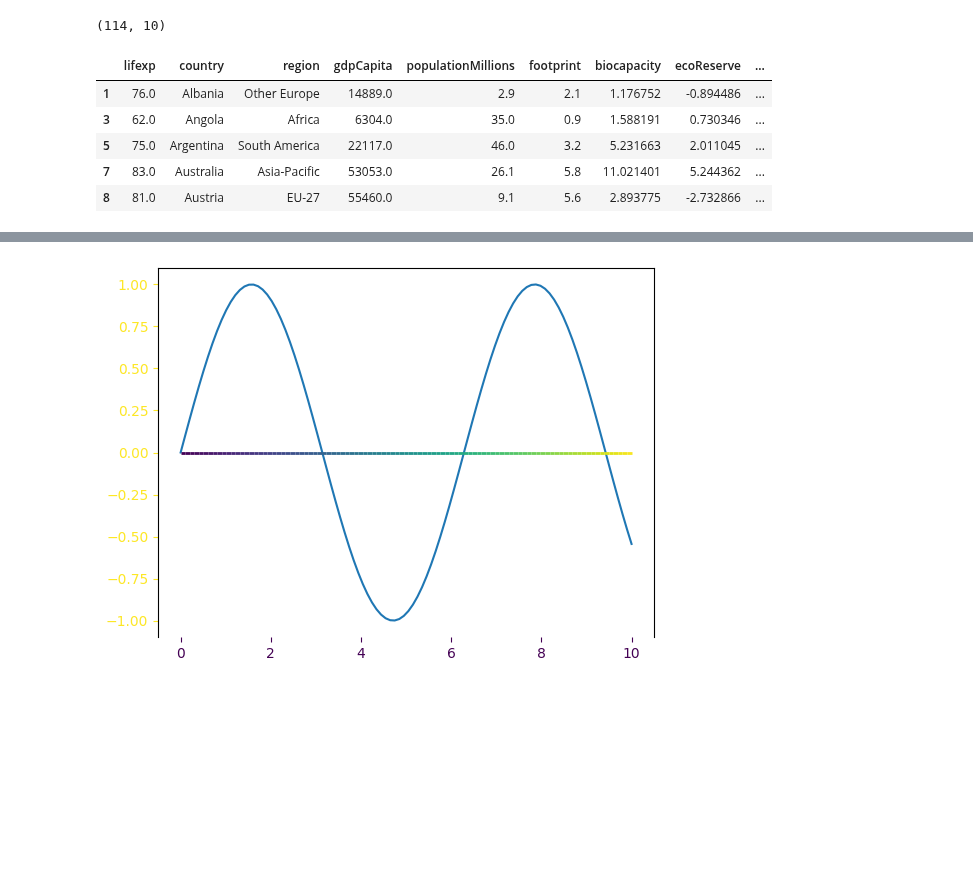
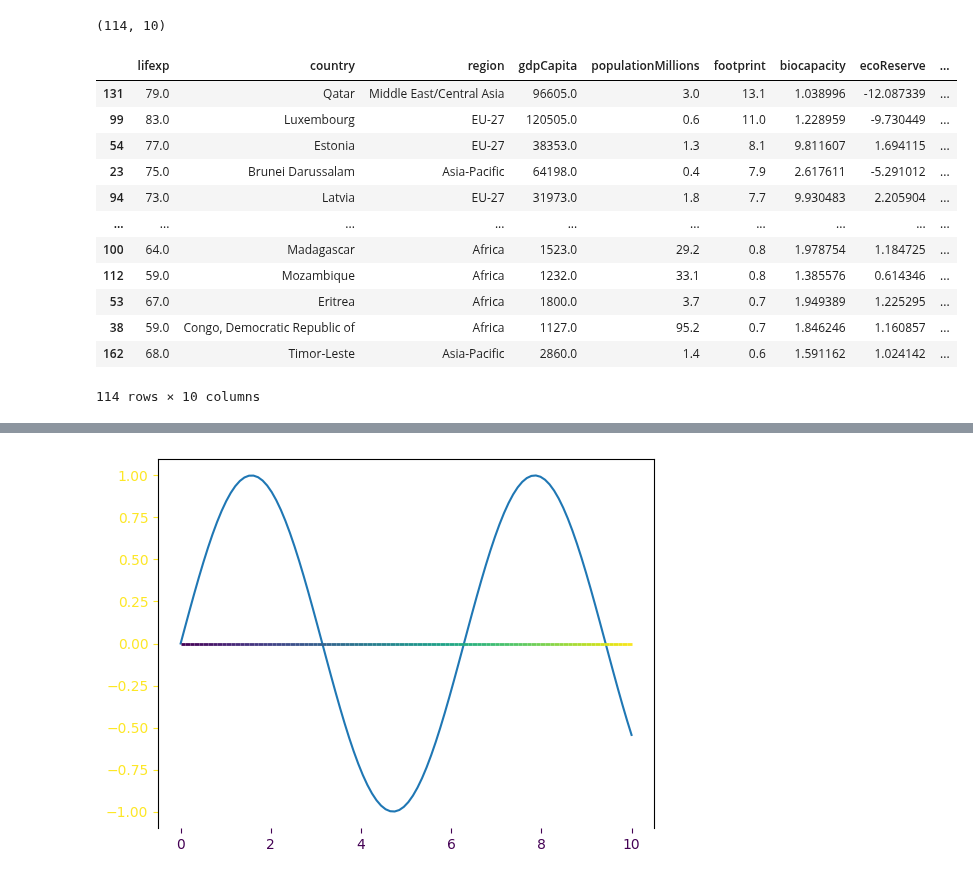
Before and after one commit to JosephBARBIERDARNAL/misc-dataviz, a Jupyter notebook: ecology-country/code.ipynb, the cells around one changed output, grey strips where cells are left out. Drawn from its saved outputs; the diff is of its cells as text; code cells hidden in the pictures; blank space fills up the shorter version.

```diff
--- a/ecology-country/code.ipynb
+++ b/ecology-country/code.ipynb
@@ -17,39 +17,46 @@ df = df[[
    'Per Capita GDP',
    'Population (millions)',
    'Total Ecological Footprint (Consumption)',
    'Total biocapacity ',
    'Ecological (Deficit) or Reserve',
    'Number of Earths required'
 ]]
 df.columns = [
    'lifexp',
    'country',
    'region',
    'gdpCapita',
    'populationMillions',
    'footprint',
    'biocapacity',
    'ecoReserve',
    'earthsRequired'
 ]
 df['gdpCapita'] = df['gdpCapita'].str.replace('$', '').str.replace(',', '').astype(float)
 df['populationMillions'] = df['populationMillions'].str.replace(',', '').astype(float)
 df['lifexp'] = df['lifexp'].astype(float)
 df['biocapacity'] = df['biocapacity'].astype(float)
 df = df[df['biocapacity'] >= 1]
 df['ratio'] = df['footprint'] / df['biocapacity']
 
 print(df.shape)
 df.to_csv('data_cleaned.csv', index=False)
-df.head()
+df.sort_values('earthsRequired', ascending=False)
 # %% [output]
 (114, 10)
 |  | lifexp | country | region | gdpCapita | populationMillions | footprint | biocapacity | ecoReserve | ... |
-| 1 | 76.0 | Albania | Other Europe | 14889.0 | 2.9 | 2.1 | 1.176752 | -0.894486 | ... |
-| 3 | 62.0 | Angola | Africa | 6304.0 | 35.0 | 0.9 | 1.588191 | 0.730346 | ... |
-| 5 | 75.0 | Argentina | South America | 22117.0 | 46.0 | 3.2 | 5.231663 | 2.011045 | ... |
-| 7 | 83.0 | Australia | Asia-Pacific | 53053.0 | 26.1 | 5.8 | 11.021401 | 5.244362 | ... |
-| 8 | 81.0 | Austria | EU-27 | 55460.0 | 9.1 | 5.6 | 2.893775 | -2.732866 | ... |
+| 131 | 79.0 | Qatar | Middle East/Central Asia | 96605.0 | 3.0 | 13.1 | 1.038996 | -12.087339 | ... |
+| 99 | 83.0 | Luxembourg | EU-27 | 120505.0 | 0.6 | 11.0 | 1.228959 | -9.730449 | ... |
+| 54 | 77.0 | Estonia | EU-27 | 38353.0 | 1.3 | 8.1 | 9.811607 | 1.694115 | ... |
+| 23 | 75.0 | Brunei Darussalam | Asia-Pacific | 64198.0 | 0.4 | 7.9 | 2.617611 | -5.291012 | ... |
+| 94 | 73.0 | Latvia | EU-27 | 31973.0 | 1.8 | 7.7 | 9.930483 | 2.205904 | ... |
+| ... | ... | ... | ... | ... | ... | ... | ... | ... | ... |
+| 100 | 64.0 | Madagascar | Africa | 1523.0 | 29.2 | 0.8 | 1.978754 | 1.184725 | ... |
+| 112 | 59.0 | Mozambique | Africa | 1232.0 | 33.1 | 0.8 | 1.385576 | 0.614346 | ... |
+| 53 | 67.0 | Eritrea | Africa | 1800.0 | 3.7 | 0.7 | 1.949389 | 1.225295 | ... |
+| 38 | 59.0 | Congo, Democratic Republic of | Africa | 1127.0 | 95.2 | 0.7 | 1.846246 | 1.160857 | ... |
+| 162 | 68.0 | Timor-Leste | Asia-Pacific | 2860.0 | 1.4 | 0.6 | 1.591162 | 1.024142 | ... |
+114 rows × 10 columns
 # %%
 def create_gradient_colormap(colors):
    cmap = LinearSegmentedColormap.from_list("custom_gradient", colors, N=256)
```
Also changed, not shown: parts of 1 cell of this notebook, 1 other file.
